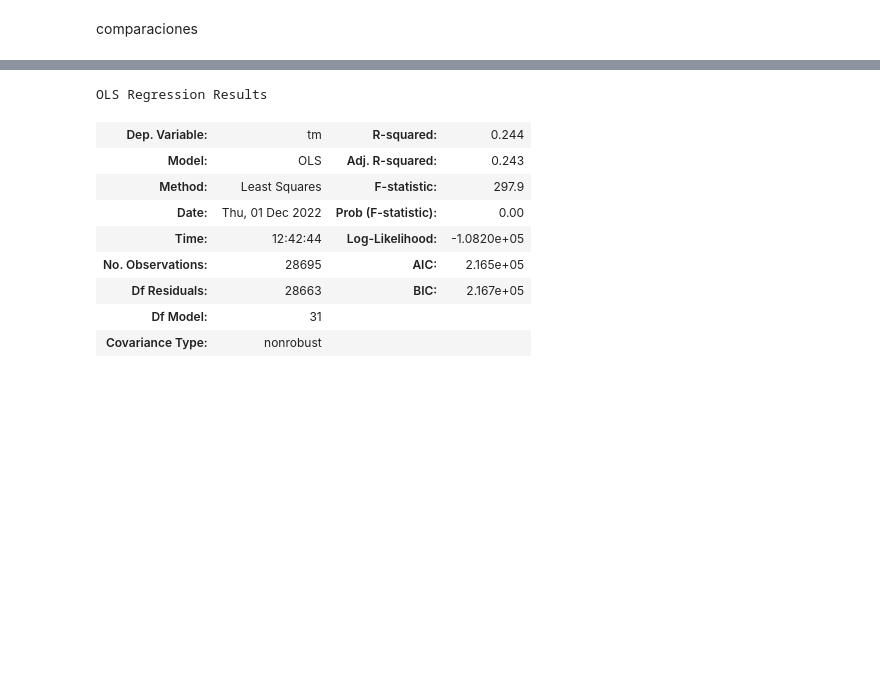
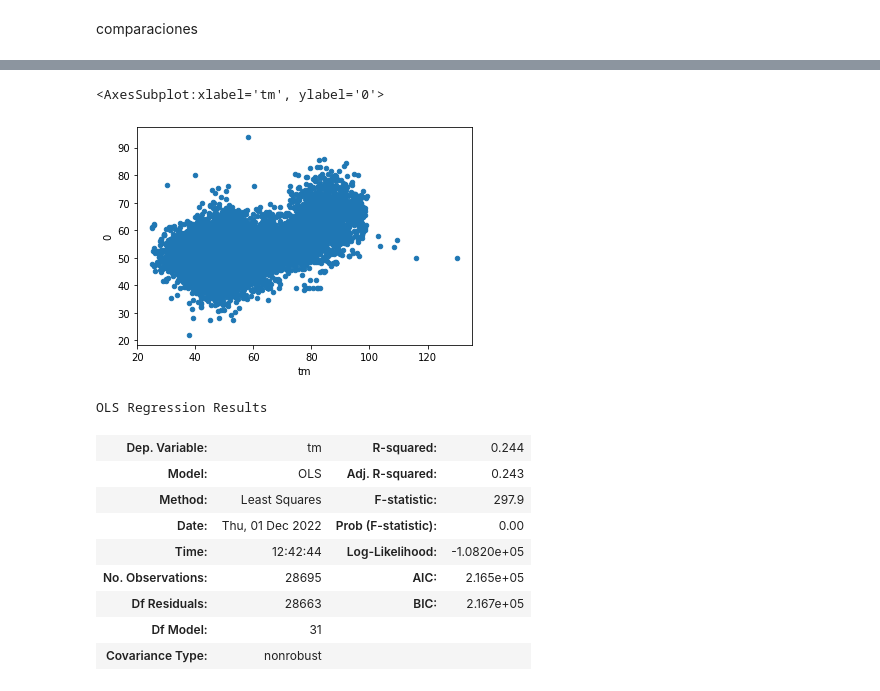
Before and after one commit to Germanchelo13/Novozymes-Enzyme-Stability-Prediction, a Jupyter notebook: prediccion.ipynb, the cells around one changed output, grey strips where cells are left out. Drawn from its saved outputs; the diff is of its cells as text; code cells hidden in the pictures; blank space fills up the shorter version.

```diff
--- a/prediccion.ipynb
+++ b/prediccion.ipynb
@@ -157,3 +187,8 @@ pred_test=pd.concat([Y_test,y_test_pred ] , axis=1)
+# %%
+pred_train.plot.scatter(x="tm",y=0)
+# %% [output]
+<AxesSubplot:xlabel='tm', ylabel='0'>
+[figure, added]
 # %%
 import xgboost as xgb
 # Use "gpu_hist" for training the model.
```
Also changed, not shown: parts of 9 cells of this notebook, 1 other file.
